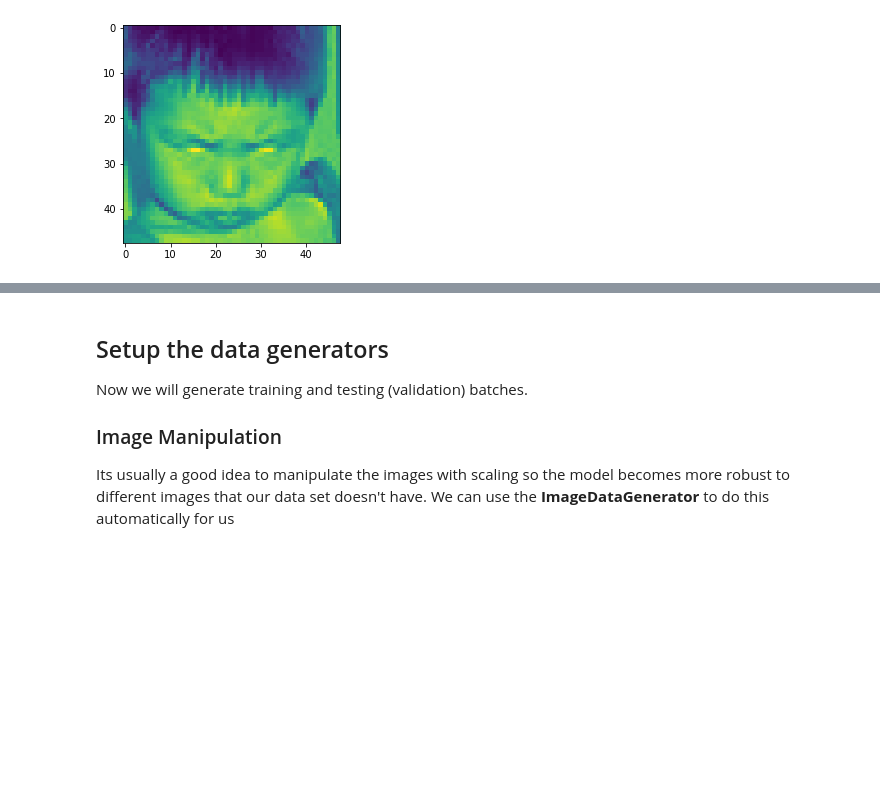
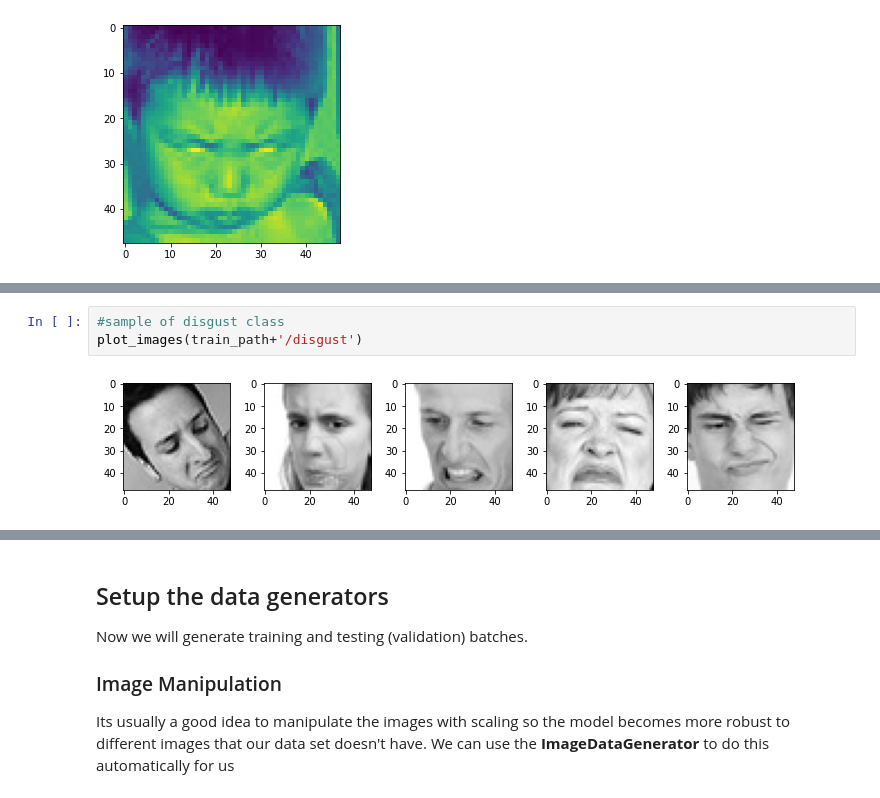
Before and after one commit to rahul-kr-soni/Online-Classroom-Visual-Sentiment-Detection, a Jupyter notebook: Rahul_Kumar_soni_Face Emotion Recognition.ipynb, the cells around one changed output, grey strips where cells are left out. Drawn from its saved outputs; the diff is of its cells as text; blank space fills up the shorter version.

```diff
--- a/Rahul_Kumar_soni_Face Emotion Recognition.ipynb
+++ b/Rahul_Kumar_soni_Face Emotion Recognition.ipynb
@@ -73,0 +104,5 @@ plt.imshow(imread(img))
+# %%
+#sample of disgust class
+plot_images(train_path+'/disgust')
+# %% [output]
+[figure, added]
```
Also changed, not shown: parts of 19 cells of this notebook.
